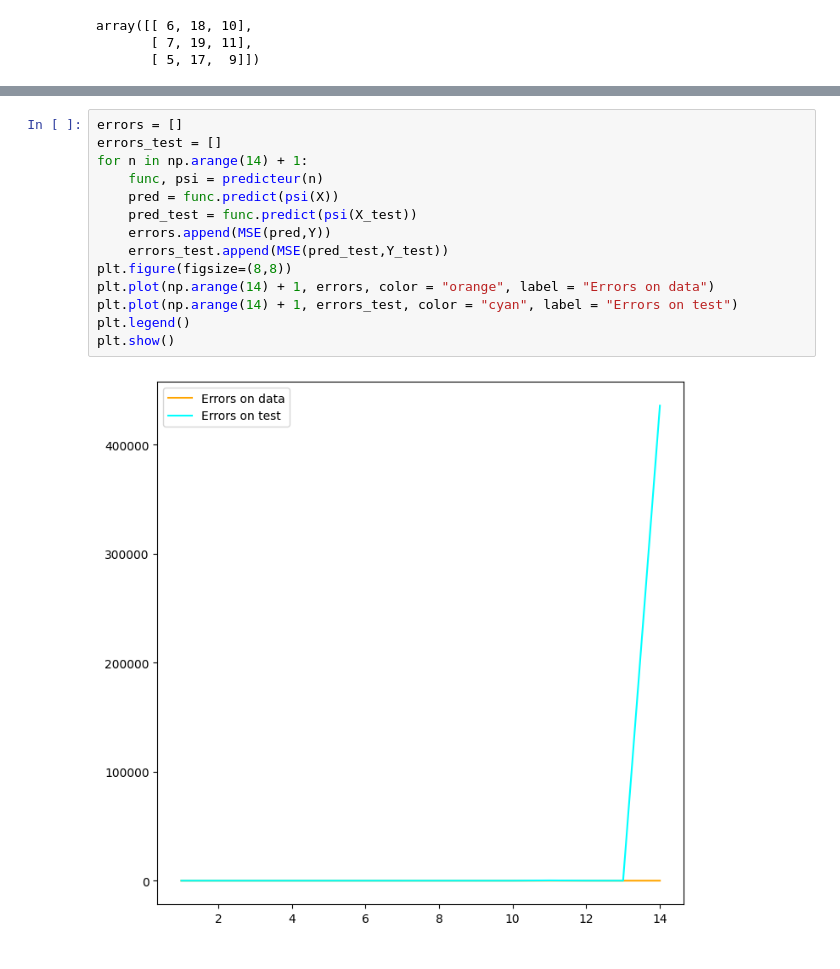
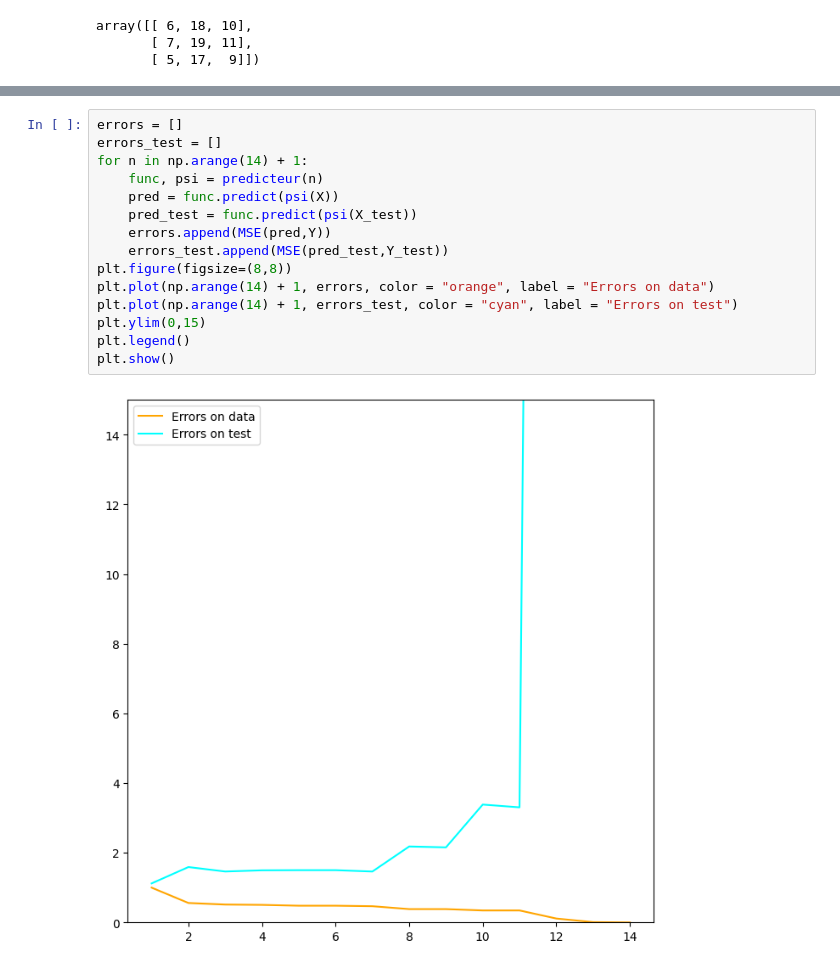
Before and after one commit to AugustinCablant/Learning-ML, a Jupyter notebook: TP_ENSAE_2A/TP1.ipynb, the cells around one changed output, grey strips where cells are left out. Drawn from its saved outputs; the diff is of its cells as text.

```diff
--- a/TP_ENSAE_2A/TP1.ipynb
+++ b/TP_ENSAE_2A/TP1.ipynb
@@ -201,16 +202,17 @@ array([ 4.99721145e+02,  1.25841686e+03, -9.53401827e+03, -3.49921384e+04,
 # %%
 errors = []
 errors_test = []
 for n in np.arange(14) + 1:
     func, psi = predicteur(n)
     pred = func.predict(psi(X))
     pred_test = func.predict(psi(X_test))
     errors.append(MSE(pred,Y))
     errors_test.append(MSE(pred_test,Y_test))
 plt.figure(figsize=(8,8))
 plt.plot(np.arange(14) + 1, errors, color = "orange", label = "Errors on data")
 plt.plot(np.arange(14) + 1, errors_test, color = "cyan", label = "Errors on test")
+plt.ylim(0,15)
 plt.legend()
 plt.show()
 # %% [output]
-[figure, old version]
+[figure, new version]
```
Also changed, not shown: parts of 12 cells of this notebook.
